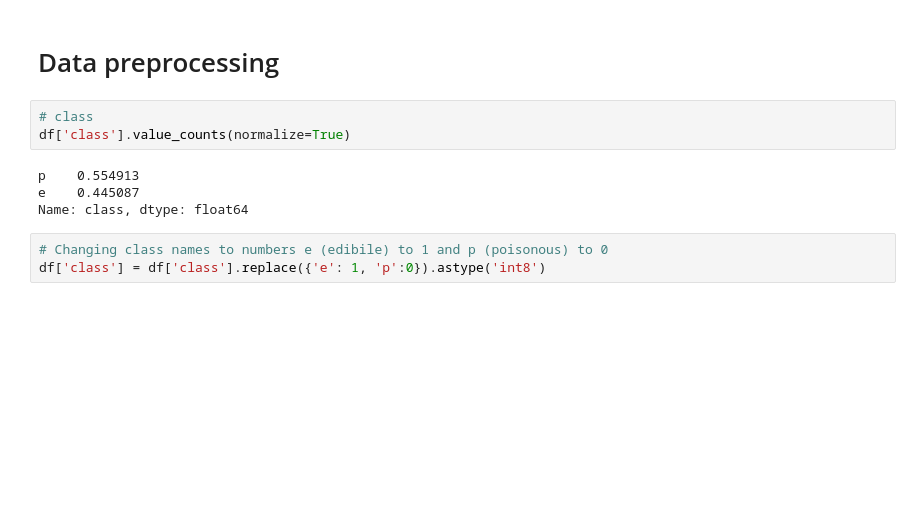
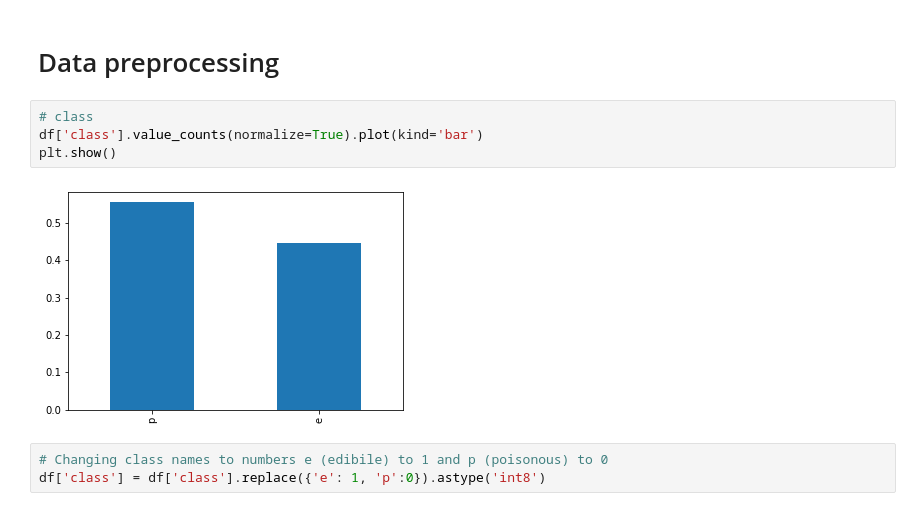
Before and after one commit to AleksanderWernik/Mushrooms, a Jupyter notebook: Grzyby.ipynb, the cells around one changed output. Cells and saved outputs as stored; diff of their text form; blank space fills up the shorter version.

```diff
--- a/Grzyby.ipynb
+++ b/Grzyby.ipynb
@@ -59,11 +59,10 @@ dtype: int64
 # Data preprocessing
 # %%
 # class
-df['class'].value_counts(normalize=True)
+df['class'].value_counts(normalize=True).plot(kind='bar')
+plt.show()
 # %% [output]
-p    0.554913
-e    0.445087
-Name: class, dtype: float64
+[figure, added]
 # %%
 # Changing class names to numbers e (edibile) to 1 and p (poisonous) to 0
 df['class'] = df['class'].replace({'e': 1, 'p':0}).astype('int8')
```
Also changed, not shown: parts of 114 cells of this notebook.
